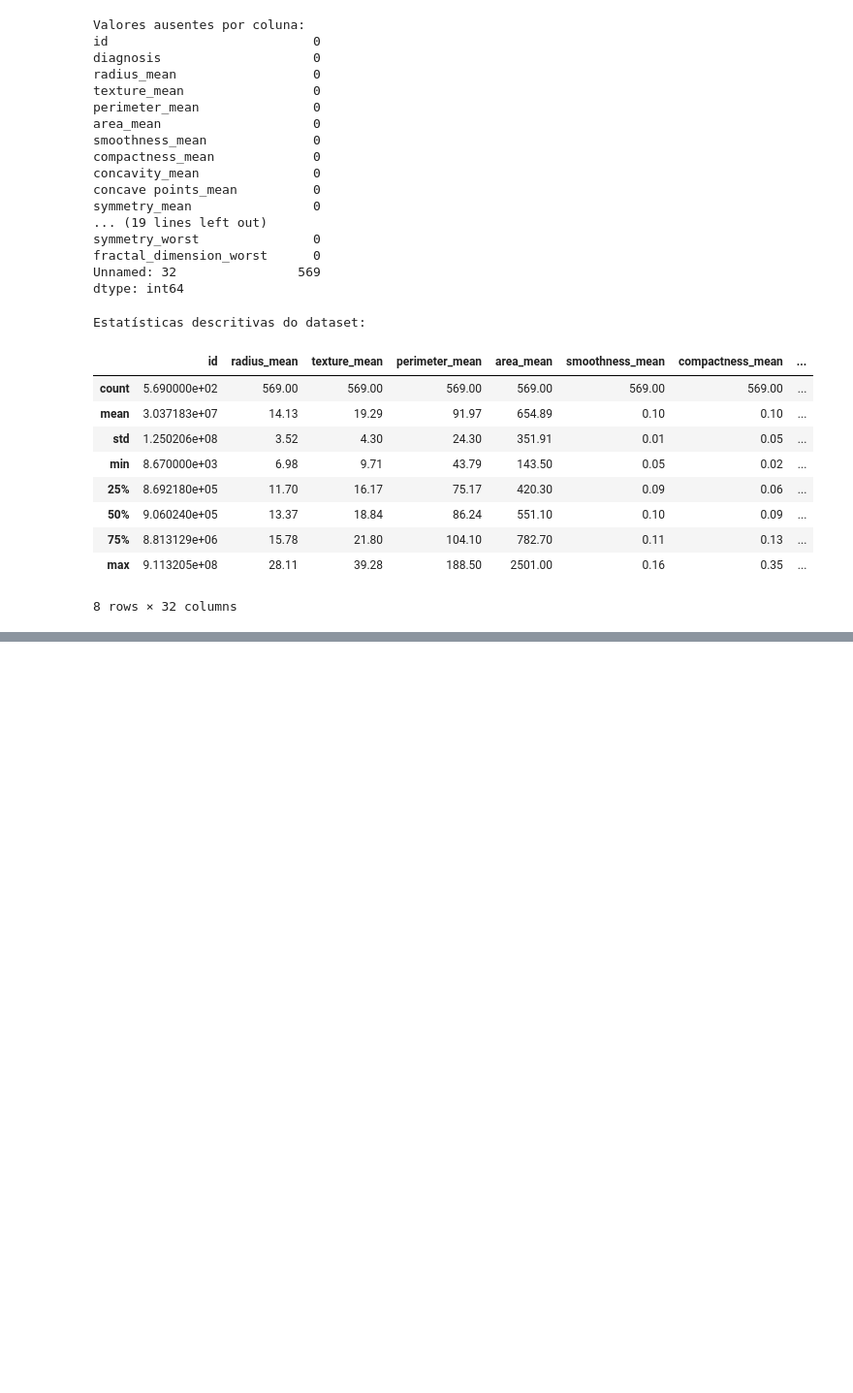
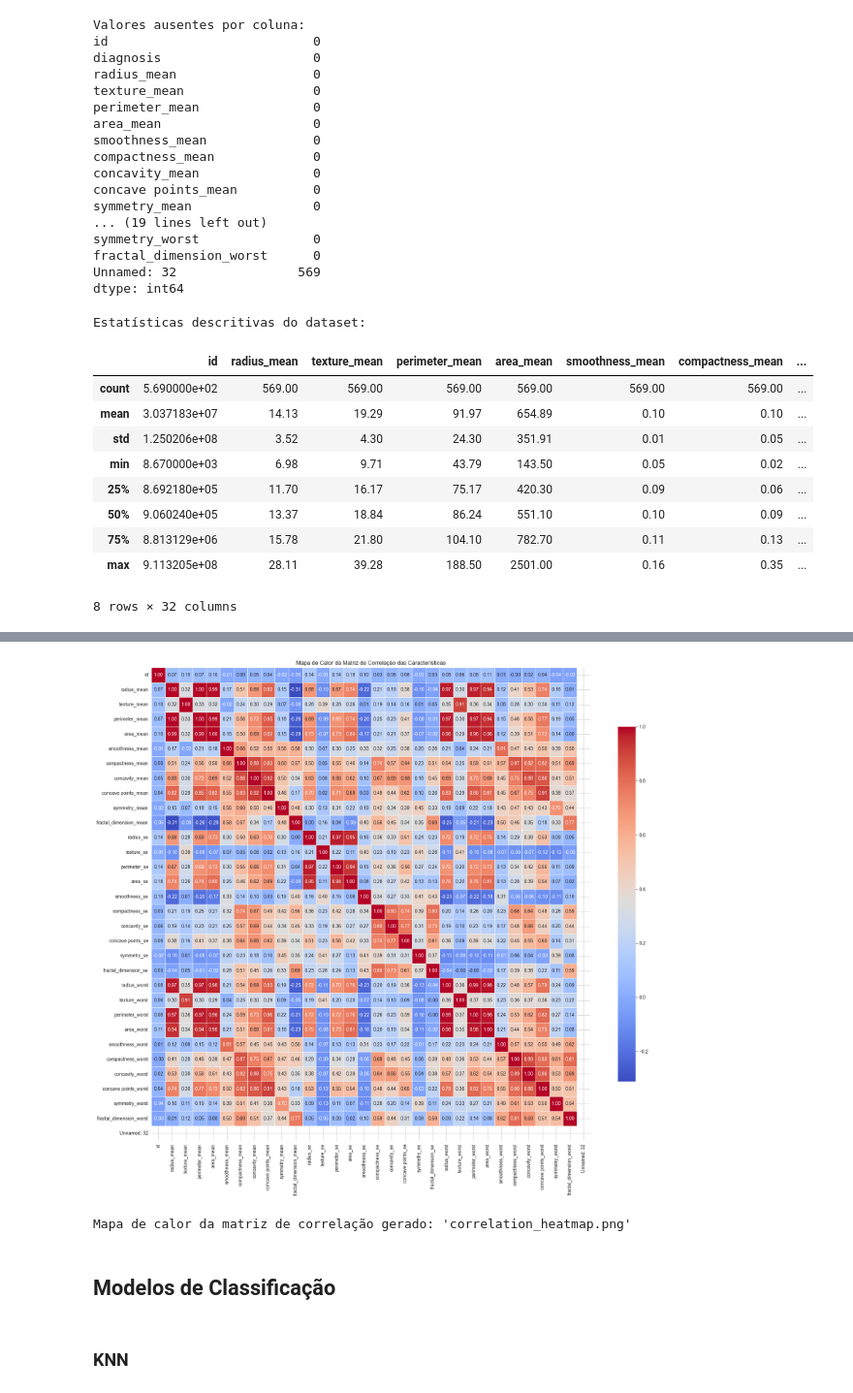
Before and after one commit to Haell39/ML-Aplicada-Diagnostico-Clinico, a Jupyter notebook: notebooks/classificacao.ipynb, the cells around one changed output, grey strips where cells are left out. Shown at 97% size. Cells and saved outputs as stored; diff of their text form; code cells hidden in the pictures; blank space fills up the shorter version.

```diff
--- a/notebooks/classificacao.ipynb
+++ b/notebooks/classificacao.ipynb
@@ -74,0 +154,24 @@ Estatísticas descritivas do dataset:
+# %%
+import matplotlib.pyplot as plt
+import seaborn as sns
+
+# Calcular a matriz de correlação, só q excluindo 'diagnosis' e outras colunas não-numéricas
+correlation_matrix = df.drop(columns=['diagnosis']).corr()
+
+plt.figure(figsize=(18, 16))
+sns.heatmap(correlation_matrix, annot=True, cmap='coolwarm', fmt=".2f", linewidths=.5, cbar_kws={'shrink': .75})
+plt.title('Mapa de Calor da Matriz de Correlação das Características')
+plt.xticks(rotation=90)
+plt.yticks(rotation=0)
+plt.tight_layout()
+plt.savefig('correlation_heatmap.png')
+plt.show()
+
+print("Mapa de calor da matriz de correlação gerado: 'correlation_heatmap.png'")
+# %% [output]
+[figure, added]
+Mapa de calor da matriz de correlação gerado: 'correlation_heatmap.png'
+# %% [markdown]
+## Modelos de Classificação
+# %% [markdown]
+### KNN
```
Also changed, not shown: parts of 14 cells of this notebook, 5 other files.
